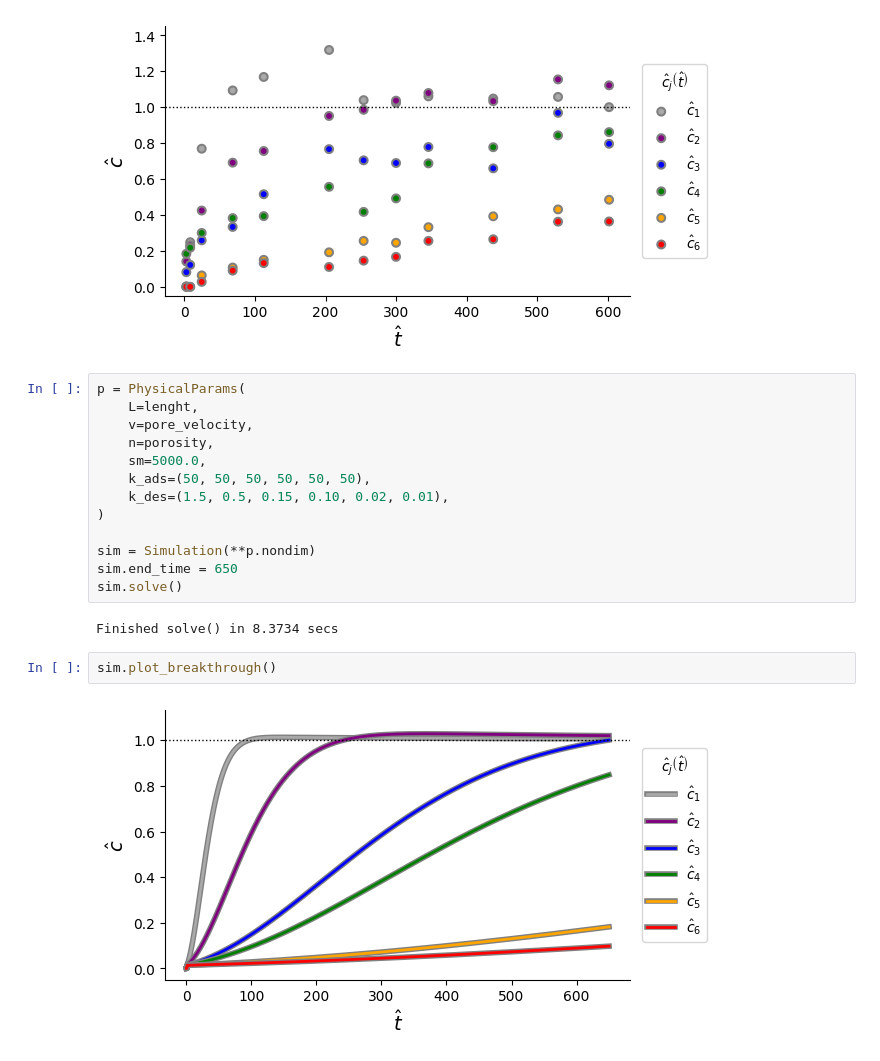
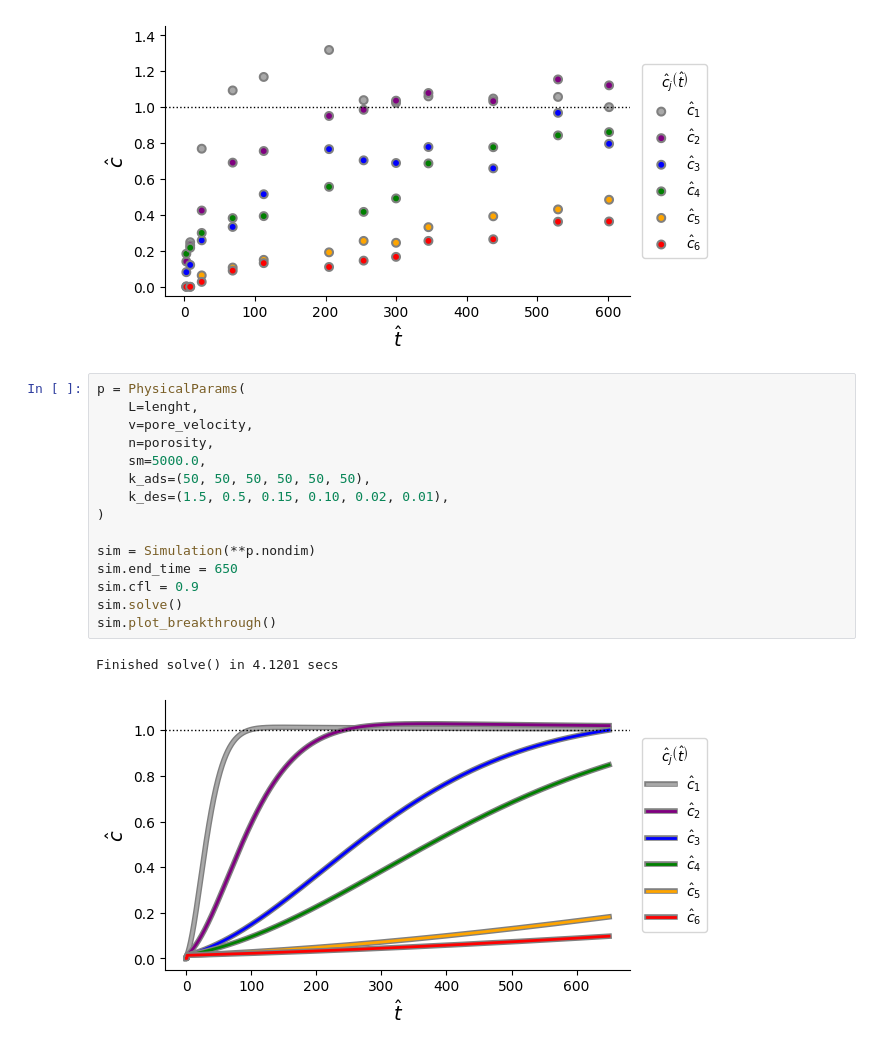
Before and after one commit to edsaac/cowerc-adsorption, a Jupyter notebook: notebooks/only_python/merging_data_other_experiments.ipynb, the cells around one changed output. Saved outputs shown, nothing was run; the diff lists cells and outputs as text.

```diff
--- a/notebooks/only_python/merging_data_other_experiments.ipynb
+++ b/notebooks/only_python/merging_data_other_experiments.ipynb
@@ -100,22 +100,21 @@ experimental_data.plot_breakthrough()
 # %%
 p = PhysicalParams(
     L=lenght,
     v=pore_velocity,
     n=porosity,
     sm=5000.0,
     k_ads=(50, 50, 50, 50, 50, 50),
     k_des=(1.5, 0.5, 0.15, 0.10, 0.02, 0.01),
 )
 
 sim = Simulation(**p.nondim)
 sim.end_time = 650
+sim.cfl = 0.9
 sim.solve()
+sim.plot_breakthrough()
 # %% [output]
-Finished solve() in 8.3734 secs
+Finished solve() in 4.1201 secs
+[figure, added]
-# %%
-sim.plot_breakthrough()
-# %% [output]
-[figure, removed]
 # %%
 def f(
     times_to_query,
```
Also changed, not shown: parts of 15 cells of this notebook, 1 other file.
